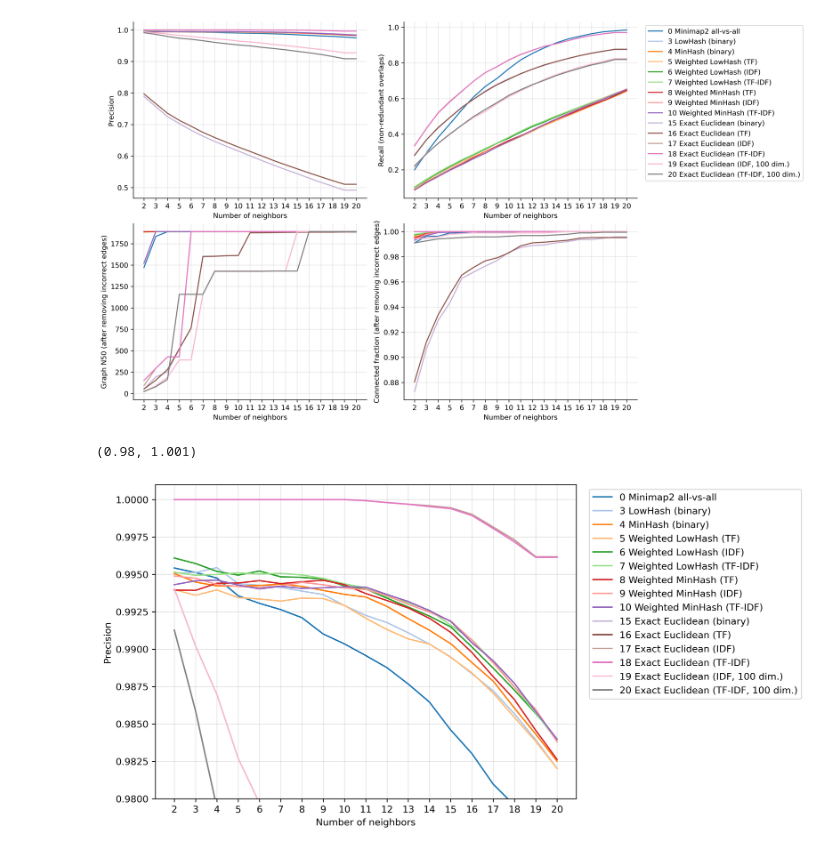
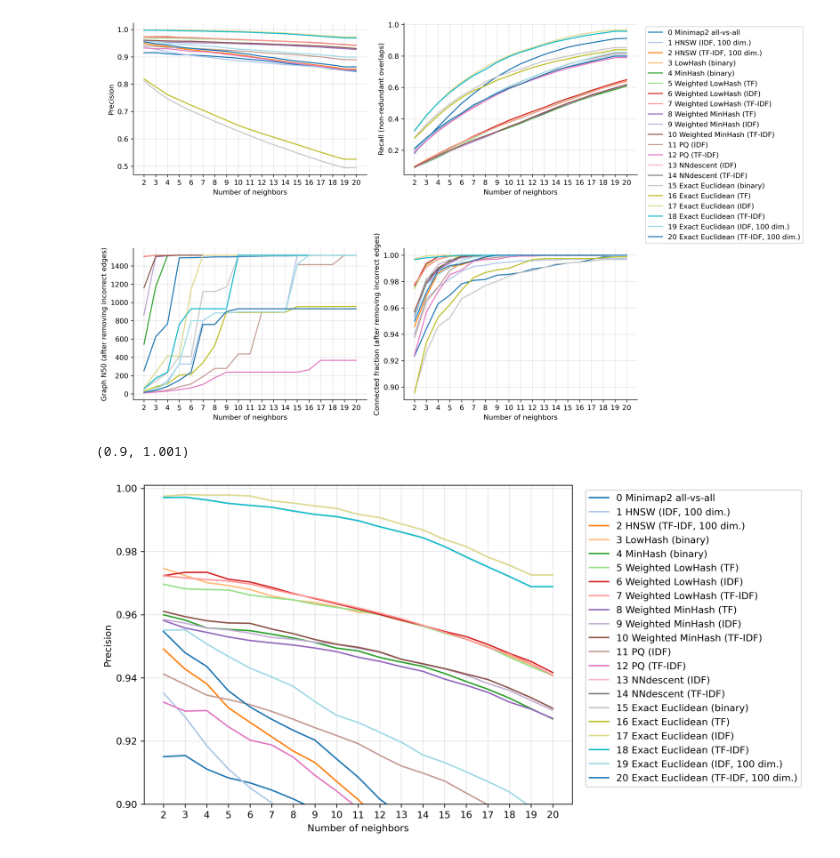
Before and after one commit to jzhang-dev/kNN-overlap-finder, a Jupyter notebook: notebooks/plot/plot.py.ipynb, the cells around one changed output. Saved outputs shown, nothing was run; the diff lists cells and outputs as text; code cells hidden in the pictures.

```diff
--- a/notebooks/plot/plot.py.ipynb
+++ b/notebooks/plot/plot.py.ipynb
@@ -9,7 +9,7 @@ plt.rcParams['figure.facecolor'] = 'white'
 plt.rcParams['figure.dpi'] = 300
 # %%
 dfs = []
-for region in ("IGK", "TRA"):
+for region in ("IGK", "TRA", 'HLA', "IGH"):
     tsv = f"../../data/evaluation/CHM13/{region}/pbsim_ONT_93_30k/kmer_k16/overlap_statistics.tsv"
     df = pd.read_table(tsv)
     df.insert(0, "region", region)
@@ -37,5 +35,5 @@ stat_df
 # %%
-df = stat_df.query("region == 'TRA' & config_id not in (1, 2, 11, 12, 13, 14)")
+df = stat_df.query("region == 'IGH'")
 
 y_labels = dict(
     precision="Precision",
@@ -65,18 +63,18 @@ for i, ax in enumerate( itertools.chain(*axes) ):
 
     ax.spines[['top', 'right']].set_visible(False)
 # %% [output]
-[figure, old version]
+[figure, new version]
 # %%
 fig, ax = plt.subplots(figsize=(8, 6))
 y = 'precision'
 g = seaborn.lineplot(ax=ax, data=df, x=x, y=y, hue='label', palette=palette)
 ax.legend(loc="upper left", bbox_to_anchor=(1.02, 1))
 ax.grid(axis='both', color='k', alpha=0.1)
 ax.set_xticks(k_values)
 ax.set_xlabel("Number of neighbors")
 ax.set_ylabel(y_labels[y])
 ax.grid(axis='both', color='k', alpha=0.1)
-ax.set_ylim(0.98, 1.001)
+ax.set_ylim(0.90, 1.001)
 # %% [output]
-(0.98, 1.001)
+(0.9, 1.001)
-[figure, old version]
+[figure, new version]
```
Also changed, not shown: parts of 1 cell of this notebook, 7 other files.
